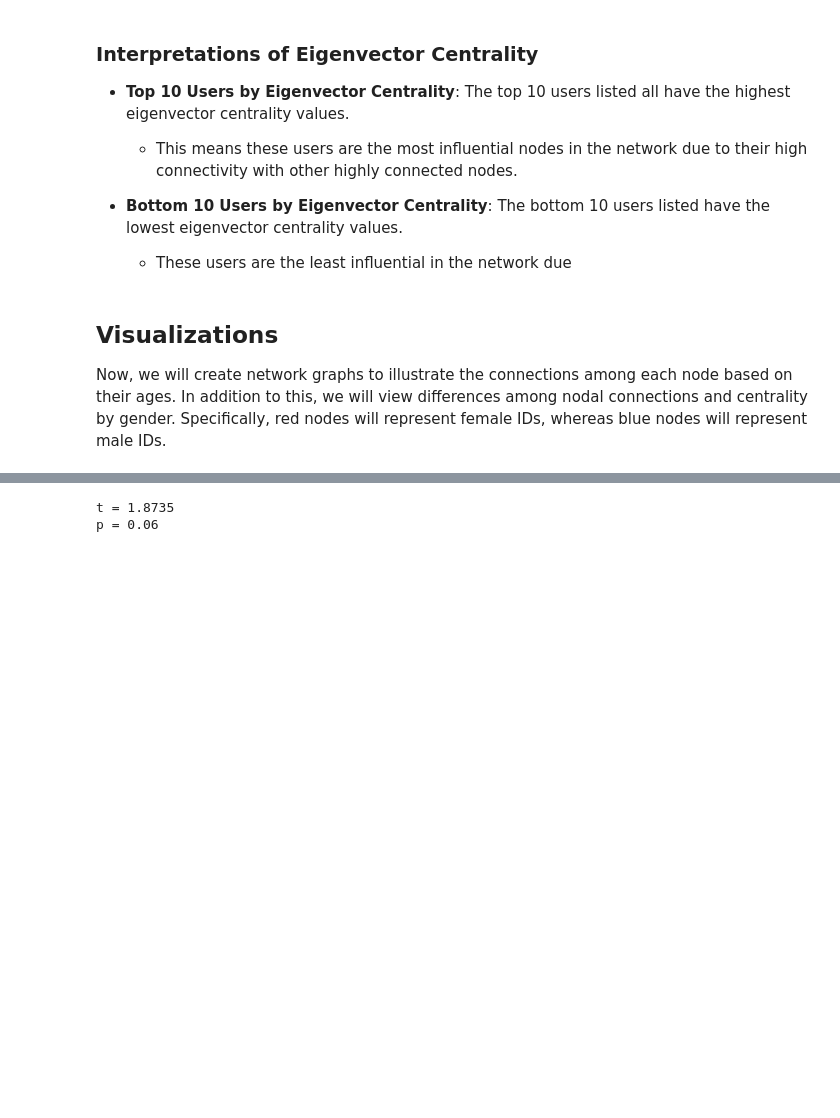
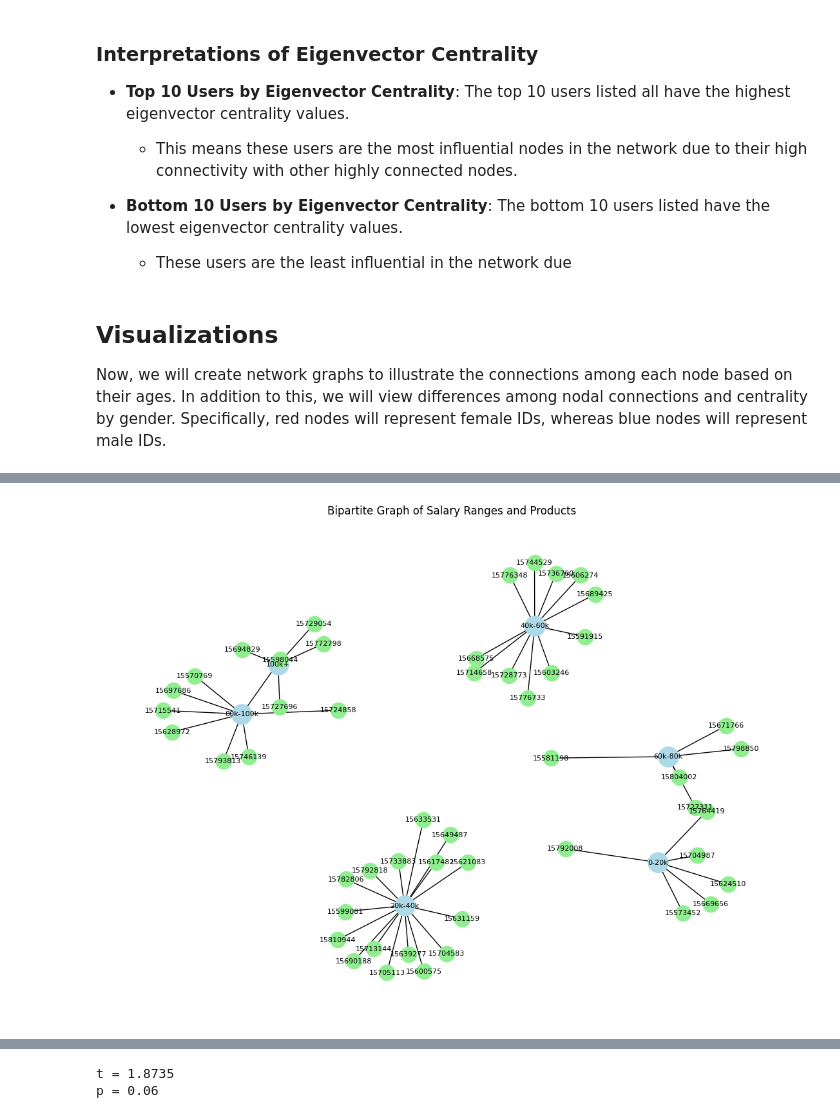
Before and after one commit to hbedros/centrality-measures, a Jupyter notebook: Social_Network_Ads_Main_Analysis.ipynb, the cells around one changed output, grey strips where cells are left out. Cells and saved outputs as stored; diff of their text form; code cells hidden in the pictures; blank space fills up the shorter version.

```diff
--- a/Social_Network_Ads_Main_Analysis.ipynb
+++ b/Social_Network_Ads_Main_Analysis.ipynb
@@ -220,0 +330,47 @@ Based on the visualizations above, we can see that there are several emergent cl
+# %%
+# Create a bipartite graph for salary ranges and products
+def plot_salary_range_product_graph(data, salary_ranges):
+    g5 = nx.Graph()
+
+    # Add salary range nodes
+    for salary_range_name in salary_ranges.keys():
+        g5.add_node(salary_range_name, type='salary_range')
+
+    # Add user nodes and connect them to products
+    for index, row in data.iterrows():
+        user_node = row['User ID']
+        salary_range_name = get_salary_range(row['EstimatedSalary'], salary_ranges)
+        if salary_range_name:
+            product_node = str(user_node)  # Use user ID as the product node
+            g5.add_node(product_node, type='product')
+            g5.add_edge(salary_range_name, product_node)
+
+    plt.figure(figsize=(14, 10))
+    pos = nx.spring_layout(g5, seed=42, k=0.3)  # Adjust the k parameter for spacing
+
+    # Separate nodes by type for distinct styling
+    salary_range_nodes = [node for node, node_data in g5.nodes(data=True) if node_data['type'] == 'salary_range']
+    product_nodes = [node for node, node_data in g5.nodes(data=True) if node_data['type'] == 'product']
+
+    # Draw the nodes
+    nx.draw_networkx_nodes(g5, pos, nodelist=salary_range_nodes, node_color='lightblue', node_size=500, label='Salary Range')
+    nx.draw_networkx_nodes(g5, pos, nodelist=product_nodes, node_color='lightgreen', node_size=300, label='Products')
+
+    # Draw the edges
+    nx.draw_networkx_edges(g5, pos)
+
+    # Draw the labels
+    nx.draw_networkx_labels(g5, pos, font_size=8)
+
+    # Plot customization
+    plt.title('Bipartite Graph of Salary Ranges and Products')
+    plt.axis('off')
+    plt.show()
+
+# Use a subset of the data for the graph
+data1 = data.head(50)
+
+# Plot the graph for salary ranges and products
+plot_salary_range_product_graph(data1, salary_ranges)
+# %% [output]
+[figure, added]
```
Also changed, not shown: parts of 16 cells of this notebook.
